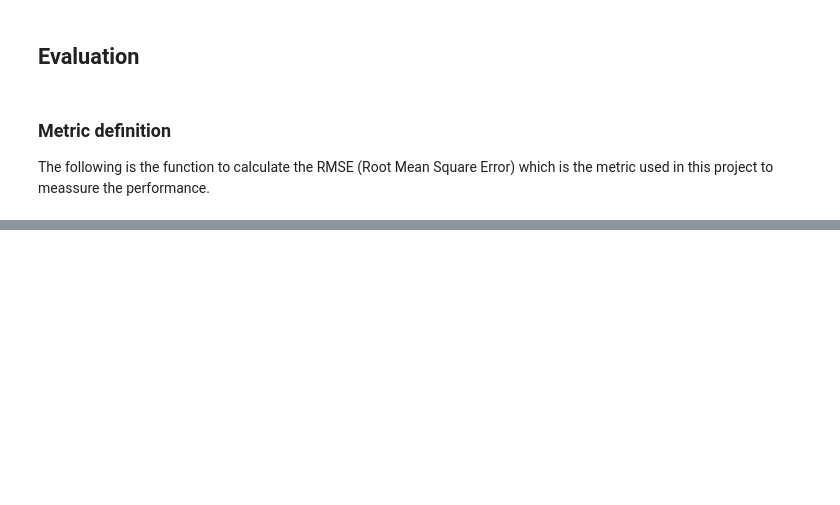
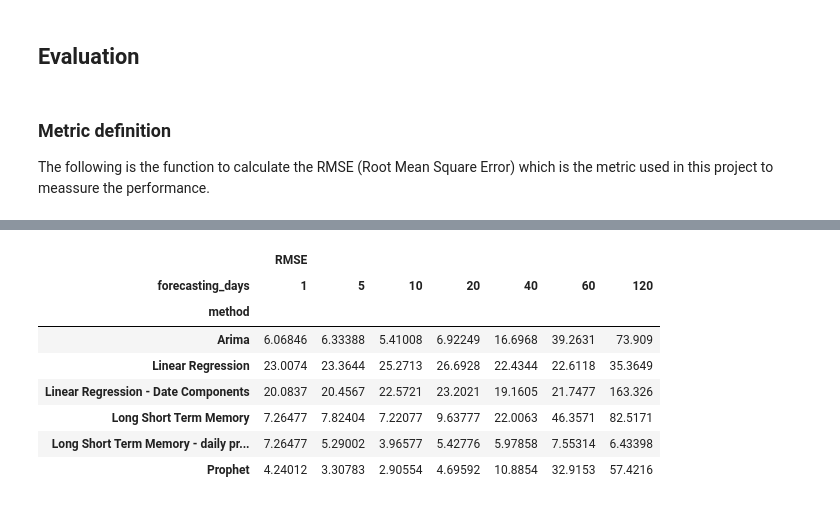
Before and after one commit to egar-garcia/machine-learning-engineer-nanodegree-capstone, a Jupyter notebook: StockForecasting.ipynb, the cells around one changed output, grey strips where cells are left out. Cells and saved outputs as stored; diff of their text form; code cells hidden in the pictures; blank space fills up the shorter version.

```diff
--- a/StockForecasting.ipynb
+++ b/StockForecasting.ipynb
@@ -1455,0 +1594,12 @@ imgkit.from_string(html, 'poc.png')
+# %%
+create_rmse_report(results)
+# %% [output]
+|  | RMSE |  |  |  |  |  |  |
+| forecasting_days | 1 | 5 | 10 | 20 | 40 | 60 | 120 |
+| method |  |  |  |  |  |  |  |
+| Arima | 6.06846 | 6.33388 | 5.41008 | 6.92249 | 16.6968 | 39.2631 | 73.909 |
+| Linear Regression | 23.0074 | 23.3644 | 25.2713 | 26.6928 | 22.4344 | 22.6118 | 35.3649 |
+| Linear Regression - Date Components | 20.0837 | 20.4567 | 22.5721 | 23.2021 | 19.1605 | 21.7477 | 163.326 |
+| Long Short Term Memory | 7.26477 | 7.82404 | 7.22077 | 9.63777 | 22.0063 | 46.3571 | 82.5171 |
+| Long Short Term Memory - daily pr... | 7.26477 | 5.29002 | 3.96577 | 5.42776 | 5.97858 | 7.55314 | 6.43398 |
+| Prophet | 4.24012 | 3.30783 | 2.90554 | 4.69592 | 10.8854 | 32.9153 | 57.4216 |
```
Also changed, not shown: parts of 40 cells of this notebook, 4 other files.
